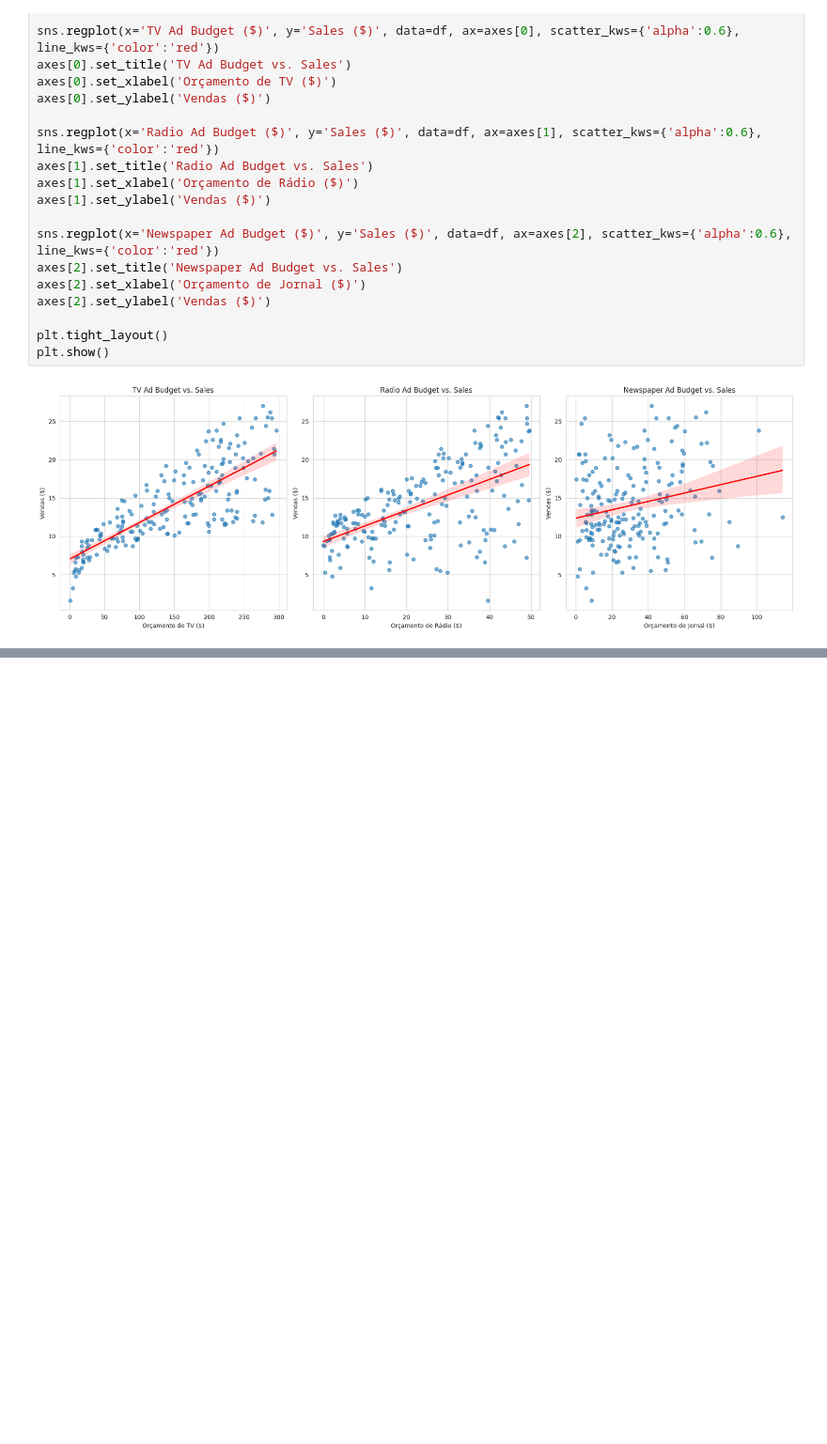
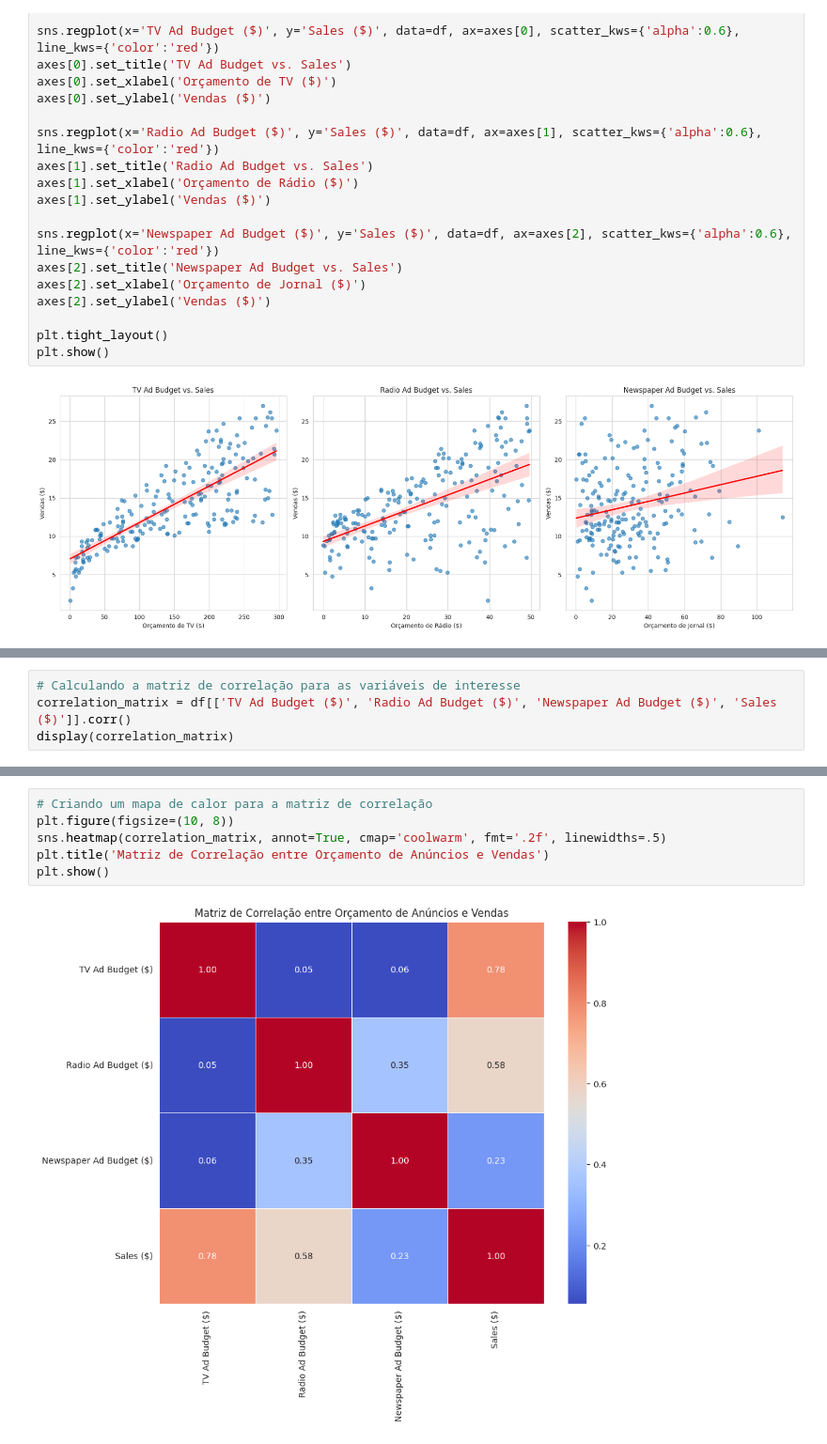
Before and after one commit to leoserpa/Advertising-Budget-Optimization-with-Regression-Models, a Jupyter notebook: notebooks/advertising_budget_optimization_regression_models.ipynb, the cells around one changed output, grey strips where cells are left out. Shown at 94% size. Saved outputs shown, nothing was run; the diff lists cells and outputs as text; blank space fills up the shorter version.

Commit message:
Realiza análise de correlação quantitativa com matriz e heatmap

```diff
--- a/notebooks/advertising_budget_optimization_regression_models.ipynb
+++ b/notebooks/advertising_budget_optimization_regression_models.ipynb
@@ -123,0 +126,4 @@ plt.show()
+# %%
+# Calculando a matriz de correlação para as variáveis de interesse
+correlation_matrix = df[['TV Ad Budget ($)', 'Radio Ad Budget ($)', 'Newspaper Ad Budget ($)', 'Sales ($)']].corr()
+display(correlation_matrix)
@@ -123,0 +136,8 @@ plt.show()
+# %%
+# Criando um mapa de calor para a matriz de correlação
+plt.figure(figsize=(10, 8))
+sns.heatmap(correlation_matrix, annot=True, cmap='coolwarm', fmt='.2f', linewidths=.5)
+plt.title('Matriz de Correlação entre Orçamento de Anúncios e Vendas')
+plt.show()
+# %% [output]
+[figure, added]
```
Also changed, not shown: parts of 2 cells of this notebook.
